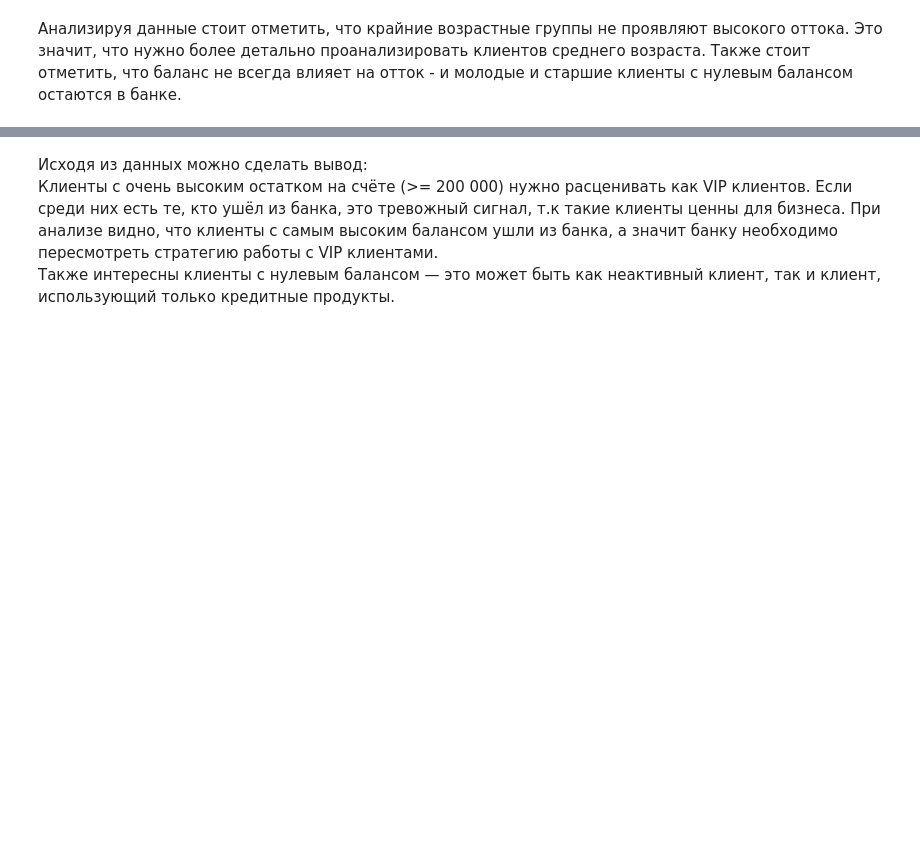
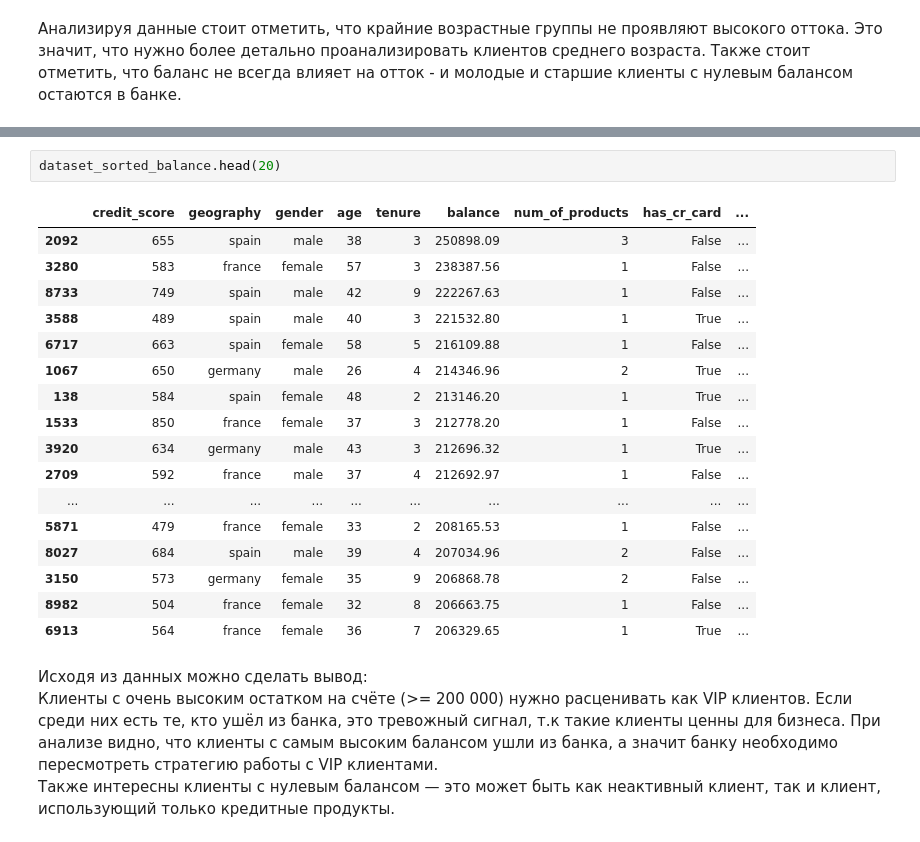
Before and after one commit to Klayksa/bank-churn, a Jupyter notebook: src/bank-churn.ipynb, the cells around one changed output, grey strips where cells are left out. Cells and saved outputs as stored; diff of their text form; blank space fills up the shorter version.

```diff
--- a/src/bank-churn.ipynb
+++ b/src/bank-churn.ipynb
@@ -407,3 +864,23 @@ dataset_sorted_balance
+# %%
+dataset_sorted_balance.head(20)
+# %% [output]
+|  | credit_score | geography | gender | age | tenure | balance | num_of_products | has_cr_card | ... |
+| 2092 | 655 | spain | male | 38 | 3 | 250898.09 | 3 | False | ... |
+| 3280 | 583 | france | female | 57 | 3 | 238387.56 | 1 | False | ... |
+| 8733 | 749 | spain | male | 42 | 9 | 222267.63 | 1 | False | ... |
+| 3588 | 489 | spain | male | 40 | 3 | 221532.80 | 1 | True | ... |
+| 6717 | 663 | spain | female | 58 | 5 | 216109.88 | 1 | False | ... |
+| 1067 | 650 | germany | male | 26 | 4 | 214346.96 | 2 | True | ... |
+| 138 | 584 | spain | female | 48 | 2 | 213146.20 | 1 | True | ... |
+| 1533 | 850 | france | female | 37 | 3 | 212778.20 | 1 | False | ... |
+| 3920 | 634 | germany | male | 43 | 3 | 212696.32 | 1 | True | ... |
+| 2709 | 592 | france | male | 37 | 4 | 212692.97 | 1 | False | ... |
+| ... | ... | ... | ... | ... | ... | ... | ... | ... | ... |
+| 5871 | 479 | france | female | 33 | 2 | 208165.53 | 1 | False | ... |
+| 8027 | 684 | spain | male | 39 | 4 | 207034.96 | 2 | False | ... |
+| 3150 | 573 | germany | female | 35 | 9 | 206868.78 | 2 | False | ... |
+| 8982 | 504 | france | female | 32 | 8 | 206663.75 | 1 | False | ... |
+| 6913 | 564 | france | female | 36 | 7 | 206329.65 | 1 | True | ... |
 # %% [markdown]
 Исходя из данных можно сделать вывод:
 Клиенты с очень высоким остатком на счёте (>= 200 000) нужно расценивать как VIP клиентов. Если среди них есть те, кто ушёл из банка, это тревожный сигнал, т.к такие клиенты ценны для бизнеса. При анализе видно, что клиенты с самым высоким балансом ушли из банка, а значит банку необходимо пересмотреть стратегию работы с VIP клиентами.
```
Also changed, not shown: parts of 98 cells of this notebook, 2 other files.
